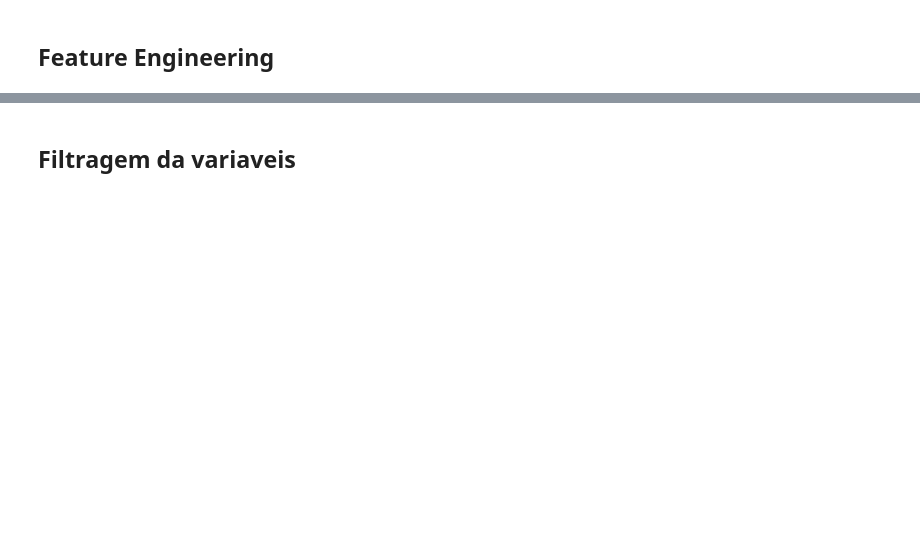
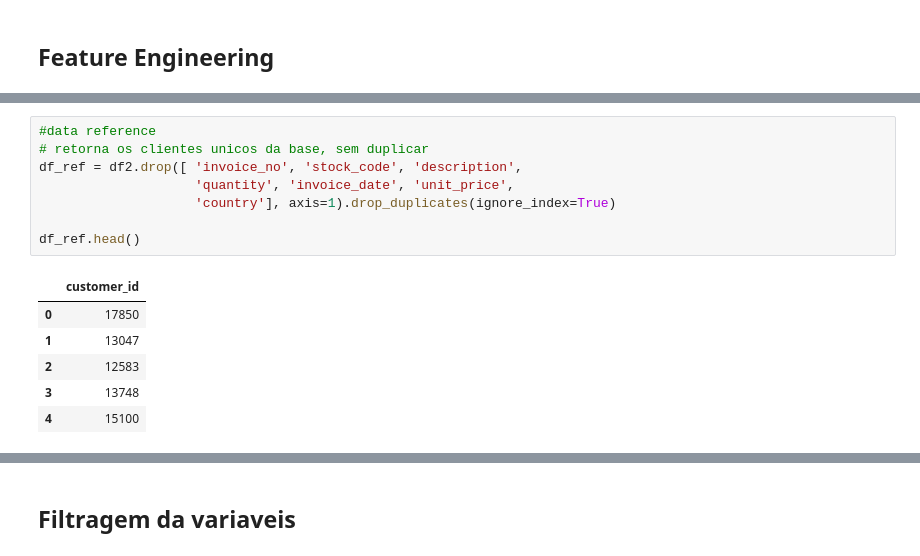
Before and after one commit to juanzimmer/customer_cluster, a Jupyter notebook: dataset.ipynb, the cells around one changed output, grey strips where cells are left out. Cells and saved outputs as stored; diff of their text form; blank space fills up the shorter version.

```diff
--- a/dataset.ipynb
+++ b/dataset.ipynb
@@ -294,0 +334,15 @@ dtype: int64
+# %%
+#data reference
+# retorna os clientes unicos da base, sem duplicar
+df_ref = df2.drop([ 'invoice_no', 'stock_code', 'description',
+                    'quantity', 'invoice_date', 'unit_price',
+                    'country'], axis=1).drop_duplicates(ignore_index=True)
+
+df_ref.head()
+# %% [output]
+|  | customer_id |
+| 0 | 17850 |
+| 1 | 13047 |
+| 2 | 12583 |
+| 3 | 13748 |
+| 4 | 15100 |
```
Also changed, not shown: parts of 13 cells of this notebook.
